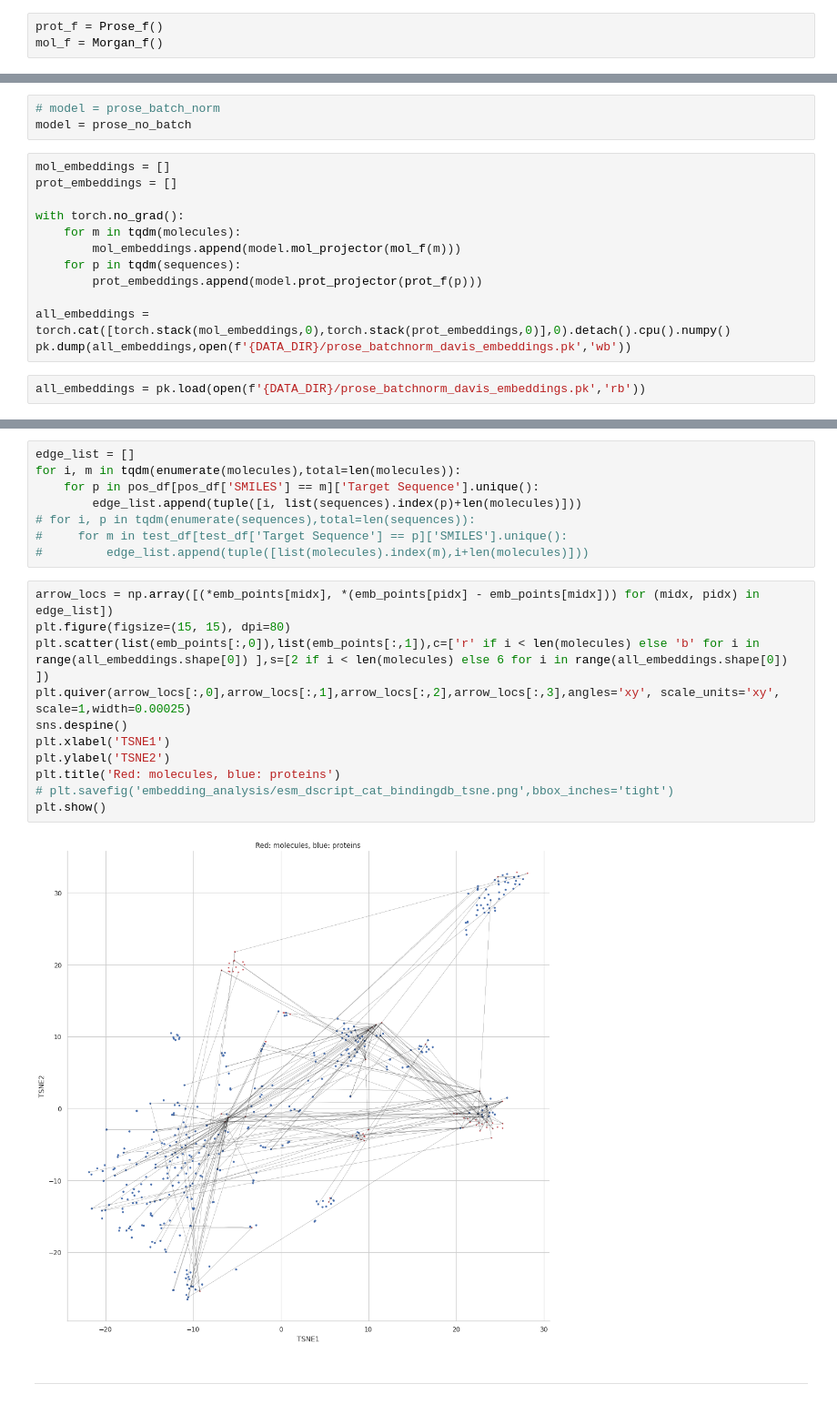
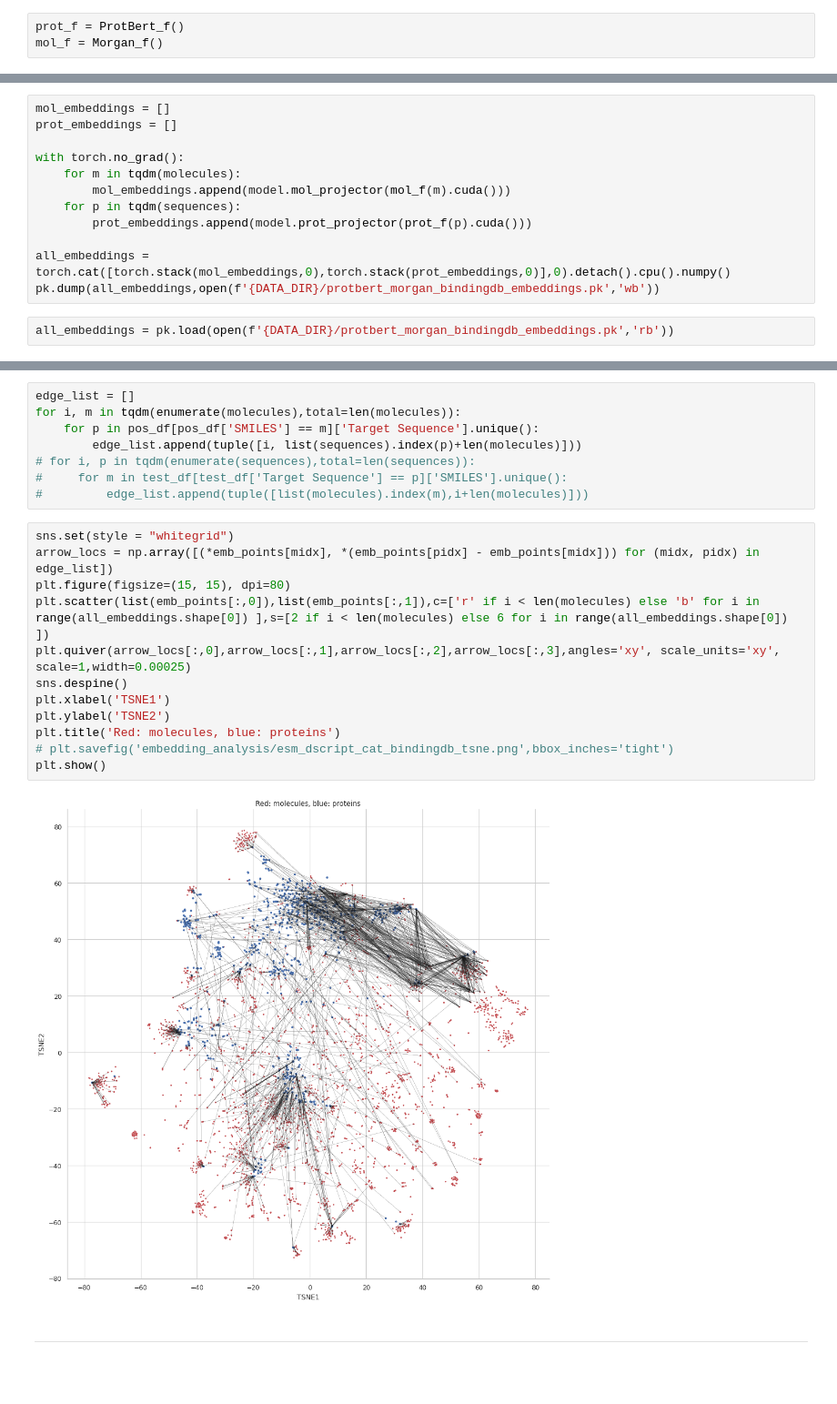
Before and after one commit to samsledje/ConPLex_dev, a Jupyter notebook: nb/Explore Co-Embedding Landscape.ipynb, the cells around one changed output, grey strips where cells are left out. Shown at 91% size. Drawn from its saved outputs; the diff is of its cells as text; blank space fills up the shorter version.

```diff
--- a/nb/Explore Co-Embedding Landscape.ipynb
+++ b/nb/Explore Co-Embedding Landscape.ipynb
@@ -56,4 +39,4 @@ from mol_feats import Morgan_f
 # %%
-prot_f = Prose_f()
+prot_f = ProtBert_f()
 mol_f = Morgan_f()
 # %%
@@ -103,23 +72,20 @@ plt.show()
 # %%
 molecules = df['SMILES'].unique()
 sequences = df['Target Sequence'].unique()
-# %%
-# model = prose_batch_norm
-model = prose_no_batch
 # %%
 mol_embeddings = []
 prot_embeddings = []
 
 with torch.no_grad():
     for m in tqdm(molecules):
-        mol_embeddings.append(model.mol_projector(mol_f(m)))
+        mol_embeddings.append(model.mol_projector(mol_f(m).cuda()))
     for p in tqdm(sequences):
-        prot_embeddings.append(model.prot_projector(prot_f(p)))
+        prot_embeddings.append(model.prot_projector(prot_f(p).cuda()))
 
 all_embeddings = torch.cat([torch.stack(mol_embeddings,0),torch.stack(prot_embeddings,0)],0).detach().cpu().numpy()
-pk.dump(all_embeddings,open(f'{DATA_DIR}/prose_batchnorm_davis_embeddings.pk','wb'))
+pk.dump(all_embeddings,open(f'{DATA_DIR}/protbert_morgan_bindingdb_embeddings.pk','wb'))
 # %%
-all_embeddings = pk.load(open(f'{DATA_DIR}/prose_batchnorm_davis_embeddings.pk','rb'))
+all_embeddings = pk.load(open(f'{DATA_DIR}/protbert_morgan_bindingdb_embeddings.pk','rb'))
 # %%
 import umap
 from umap import UMAP
@@ -176,18 +112,19 @@ for i, m in tqdm(enumerate(molecules),total=len(molecules)):
 #     for m in test_df[test_df['Target Sequence'] == p]['SMILES'].unique():
 #         edge_list.append(tuple([list(molecules).index(m),i+len(molecules)]))
 # %%
+sns.set(style = "whitegrid")
 arrow_locs = np.array([(*emb_points[midx], *(emb_points[pidx] - emb_points[midx])) for (midx, pidx) in edge_list])
 plt.figure(figsize=(15, 15), dpi=80)
 plt.scatter(list(emb_points[:,0]),list(emb_points[:,1]),c=['r' if i < len(molecules) else 'b' for i in range(all_embeddings.shape[0]) ],s=[2 if i < len(molecules) else 6 for i in range(all_embeddings.shape[0]) ])
 plt.quiver(arrow_locs[:,0],arrow_locs[:,1],arrow_locs[:,2],arrow_locs[:,3],angles='xy', scale_units='xy', scale=1,width=0.00025)
 sns.despine()
 plt.xlabel('TSNE1')
 plt.ylabel('TSNE2')
 plt.title('Red: molecules, blue: proteins')
 # plt.savefig('embedding_analysis/esm_dscript_cat_bindingdb_tsne.png',bbox_inches='tight')
 plt.show()
 # %% [output]
-[figure, old version]
+[figure, new version]
 # %% [markdown]
 ---
 # %%
```
Also changed, not shown: parts of 16 cells of this notebook, 9 other files.
